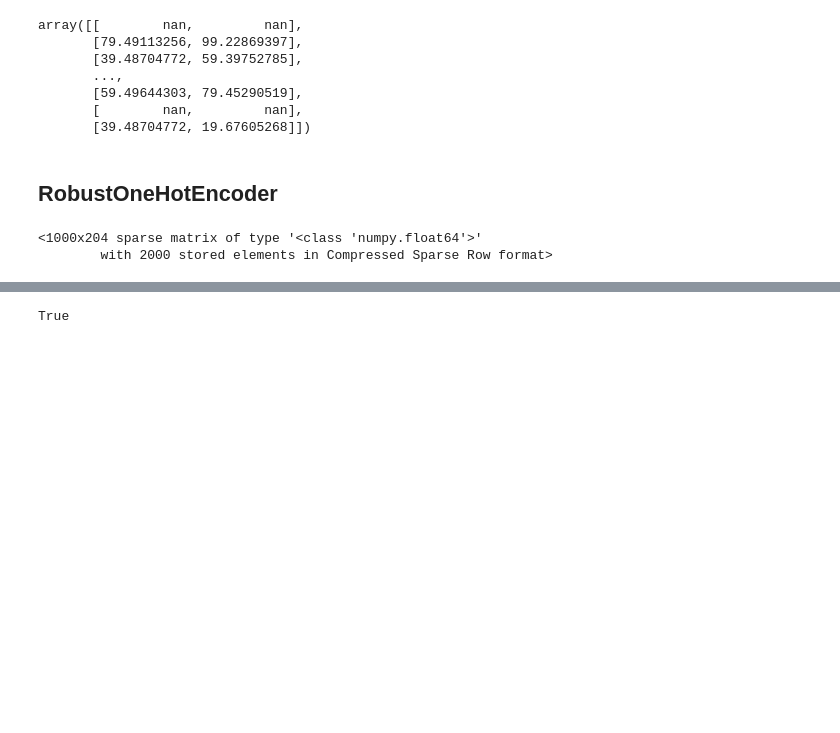
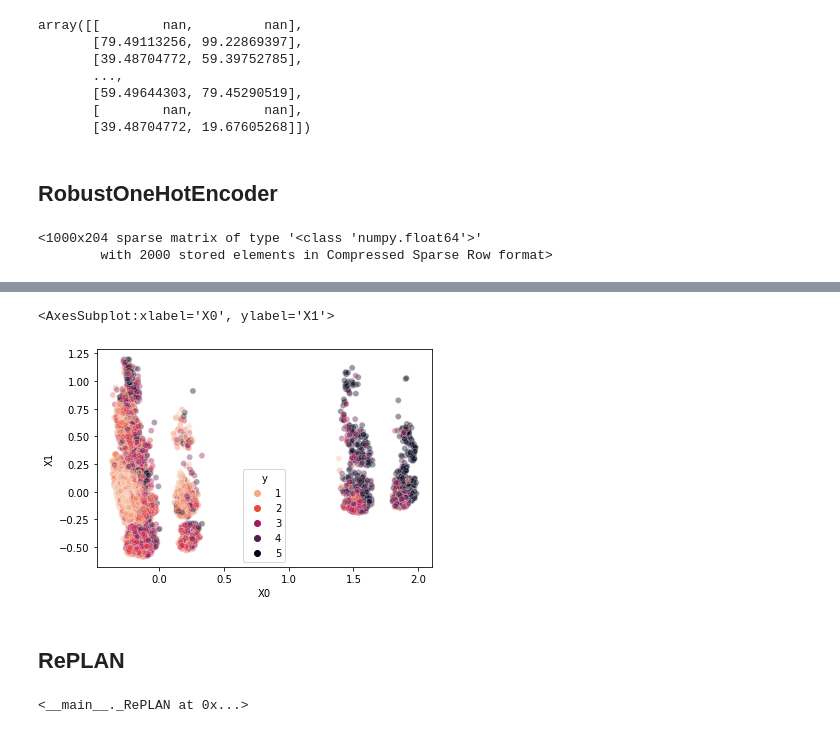
Before and after one commit to AlanGanem/replan, a Jupyter notebook: notebooks_dev/replan.ipynb, the cells around one changed output, grey strips where cells are left out. Saved outputs shown, nothing was run; the diff lists cells and outputs as text; code cells hidden in the pictures; blank space fills up the shorter version.

Commit message:
RePLAN _transform working

```diff
--- a/notebooks_dev/replan.ipynb
+++ b/notebooks_dev/replan.ipynb
@@ -867,12 +892,21 @@ sns.distplot(np.abs(pureg.linear_estimator.coef_))
-# %%
-import networkx as nx
-
-G = nx.DiGraph()
-G.add_node(0, estimator = pureg, is_root = True, is_leaf = False)
-
-G.nodes[0]['is_root']
-# %% [output]
-True
+# %%
+from sklearn.decomposition import PCA
+import pandas as pd
+
+embs = PCA(2, random_state = 42).fit_transform(embs)
+# %%
+embsdf = pd.DataFrame(embs)
+embsdf.columns = [f'X{i}' for i in range(embs.shape[-1])]
+embsdf['y'] = y
+
+#fig = px.scatter_3d(embsdf, x='X0', y='X1', z='X2',
+#              color='y',opacity = 0.2)
+sns.scatterplot(embsdf['X0'], embsdf['X1'], hue = embsdf['y'], alpha = 0.4, palette = 'rocket_r')
+# %% [output]
+<AxesSubplot:xlabel='X0', ylabel='X1'>
+[figure, added]
+# %% [markdown]
+## RePLAN
 # %%
 class _RePLAN():
 
@@ -1012 +1145,6 @@ replan = _RePLAN(
 )
+# %%
+from sklearn.ensemble import RandomForestRegressor
+replan.fit(X, y)
+# %% [output]
+<__main__._RePLAN at 0x...>
```
Also changed, not shown: parts of 14 cells of this notebook.
